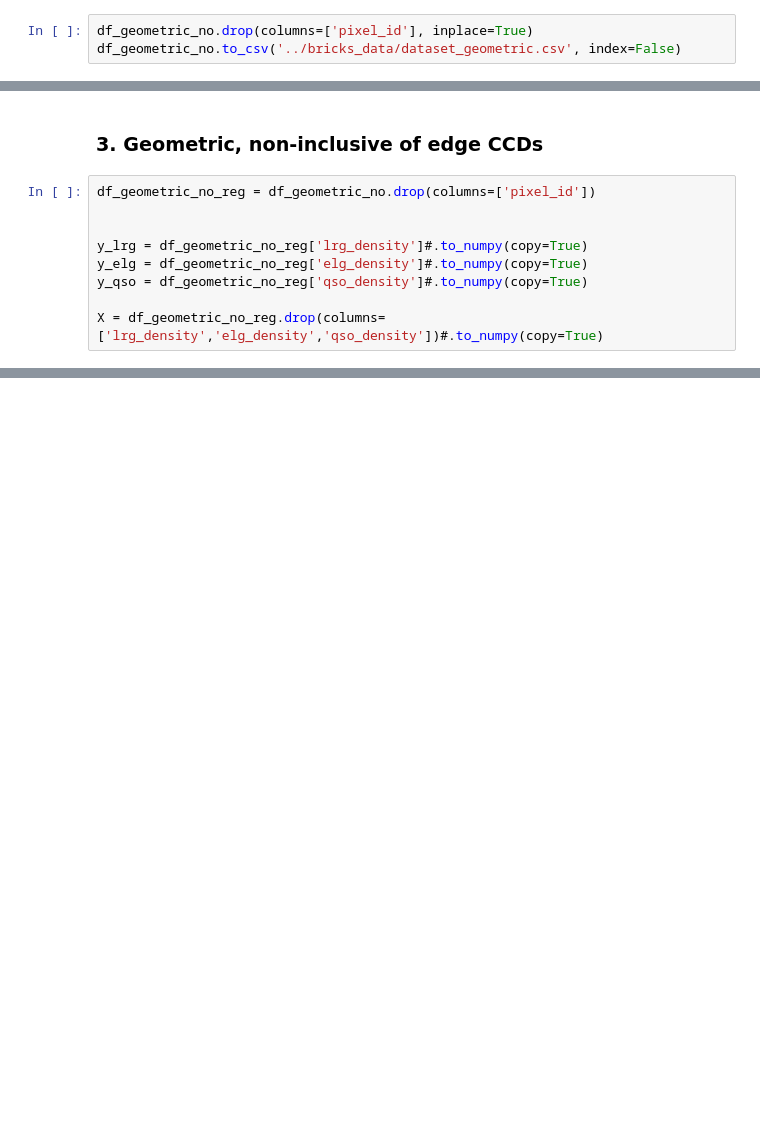
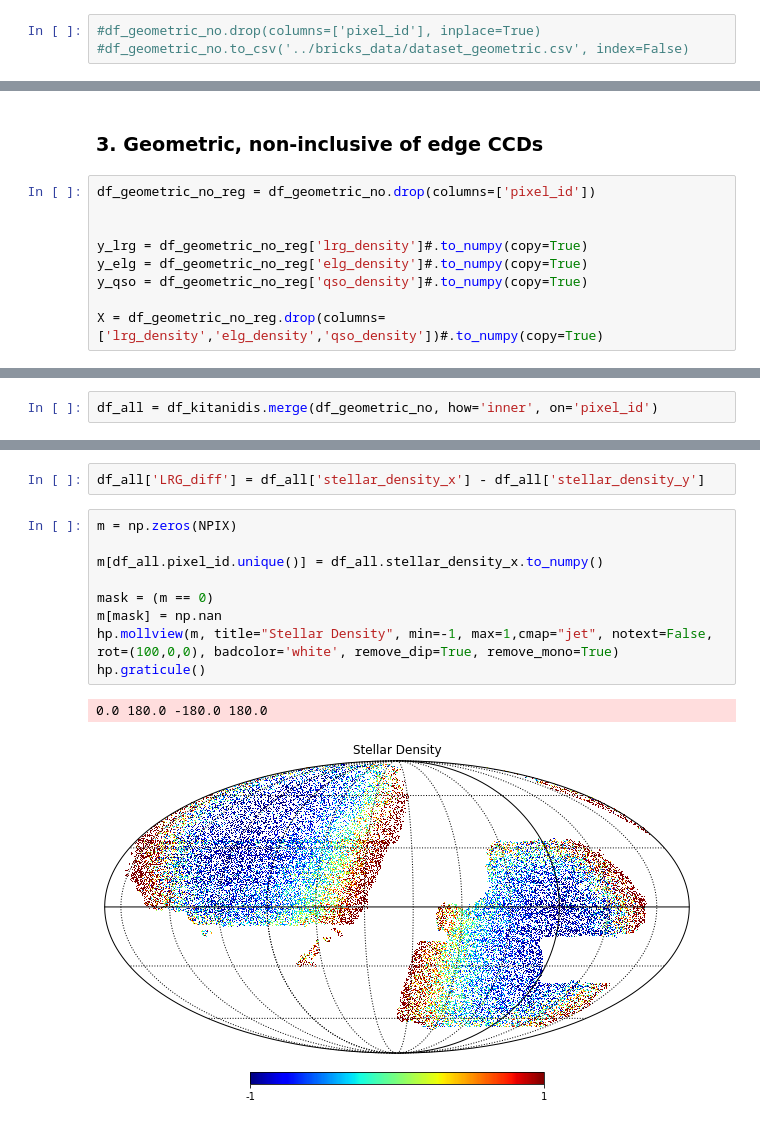
Before and after one commit to elleggert/astrostatistics, a Jupyter notebook: data_exploration/density_systematics_regression.ipynb, the cells around one changed output, grey strips where cells are left out. Saved outputs shown, nothing was run; the diff lists cells and outputs as text; blank space fills up the shorter version.

Commit message:
Plotting systematics and comparing different methods of extracting them

```diff
--- a/data_exploration/density_systematics_regression.ipynb
+++ b/data_exploration/density_systematics_regression.ipynb
@@ -598,8 +598,8 @@ galdepth_galaxy_r    0
 galdepth_galaxy_z    0
 dtype: int64
 # %%
-df_geometric_no.drop(columns=['pixel_id'], inplace=True)
-df_geometric_no.to_csv('../bricks_data/dataset_geometric.csv', index=False)
+#df_geometric_no.drop(columns=['pixel_id'], inplace=True)
+#df_geometric_no.to_csv('../bricks_data/dataset_geometric.csv', index=False)
 # %%
 print(df_geometric.describe())
 print(df_geometric_no.describe())
@@ -810,0 +826,2 @@ strong multicollinearity or other numerical problems.
+# %%
+df_all = df_kitanidis.merge(df_geometric_no, how='inner', on='pixel_id')
@@ -810,0 +846,14 @@ strong multicollinearity or other numerical problems.
+# %%
+df_all['LRG_diff'] = df_all['stellar_density_x'] - df_all['stellar_density_y']
+# %%
+m = np.zeros(NPIX)
+
+m[df_all.pixel_id.unique()] = df_all.stellar_density_x.to_numpy()
+
+mask = (m == 0)
+m[mask] = np.nan
+hp.mollview(m, title="Stellar Density", min=-1, max=1,cmap="jet", notext=False, rot=(100,0,0), badcolor='white', remove_dip=True, remove_mono=True)
+hp.graticule()
+# %% [output]
+0.0 180.0 -180.0 180.0
+[figure, added]
```
Also changed, not shown: parts of 21 cells of this notebook.
